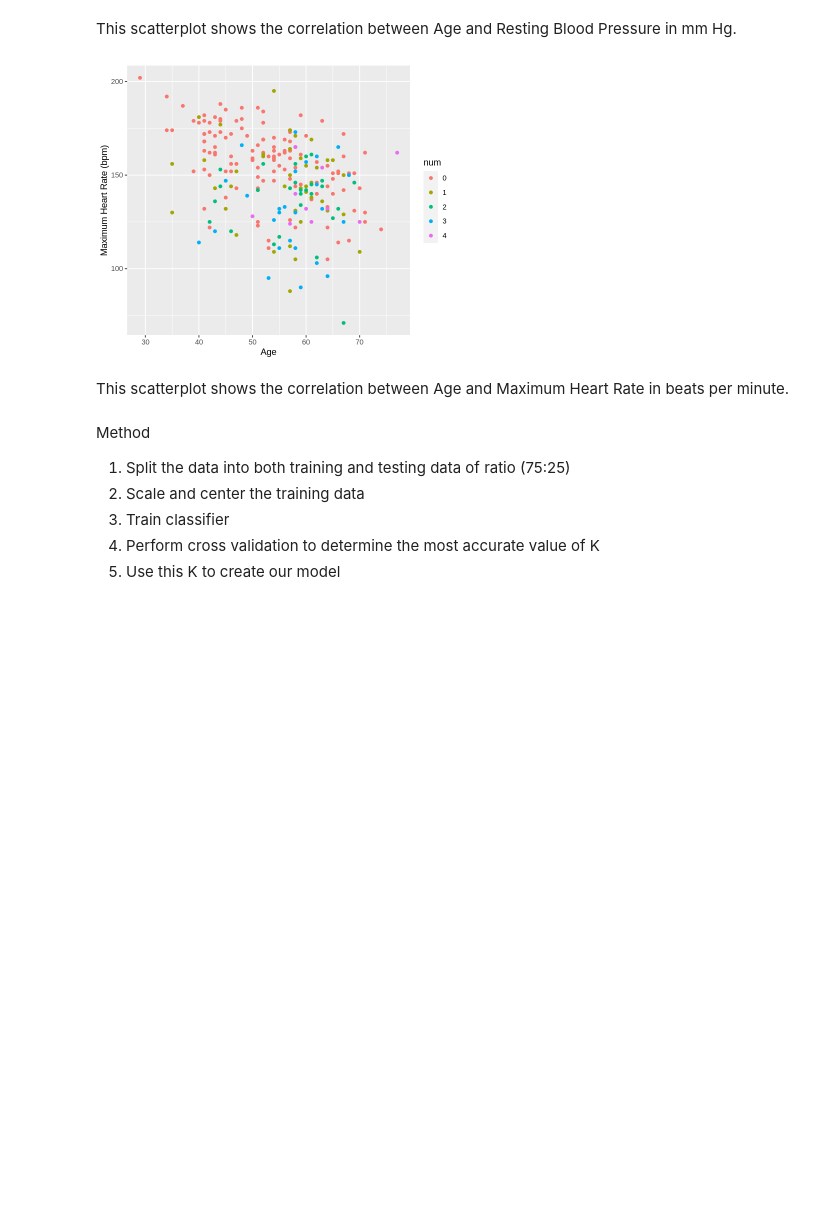
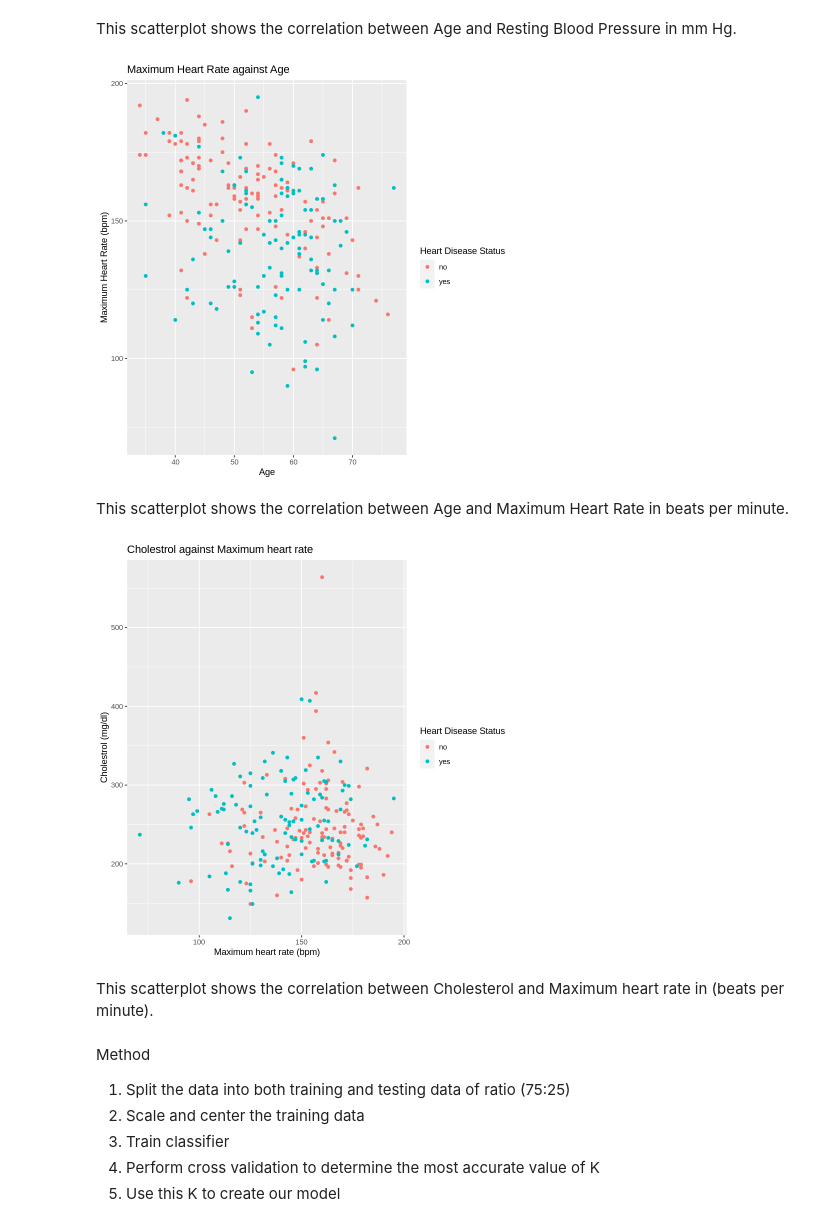
Before and after one commit to TracyGan/DSCI100, a Jupyter notebook: GroupProposal.ipynb, the cells around one changed output. Drawn from its saved outputs; the diff is of its cells as text; code cells hidden in the pictures; blank space fills up the shorter version.

```diff
--- a/GroupProposal.ipynb
+++ b/GroupProposal.ipynb
@@ -97,12 +126,24 @@ This scatterplot shows the correlation between Age and Resting Blood Pressure in
 heart_plot_thalach <- heart_train |>
             ggplot(aes (x = age, y = thalach, color = num)) +
             geom_point() +
-            labs(x = "Age", y = "Maximum Heart Rate (bpm)")
+            labs(x = "Age", y = "Maximum Heart Rate (bpm)", color = "Heart Disease Status") +
+            ggtitle("Maximum Heart Rate against Age")
 heart_plot_thalach
 # %% [output]
-[figure, old version]
+[figure, new version]
 # %% [markdown]
 This scatterplot shows the correlation between Age and Maximum Heart Rate in beats per minute.
+# %%
+heart_plot_chol <- heart_train |>
+            ggplot(aes (x = thalach, y = chol, color= num)) +
+            geom_point() +
+            labs(x = "Maximum heart rate (bpm)", y = "Cholestrol (mg/dl)", color = "Heart Disease Status") +
+            ggtitle("Cholestrol against Maximum heart rate")
+heart_plot_chol
+# %% [output]
+[figure, added]
+# %% [markdown]
+This scatterplot shows the correlation between Cholesterol and Maximum heart rate in (beats per minute).
 # %% [markdown]
 Method
 
```
Also changed, not shown: parts of 14 cells of this notebook.
